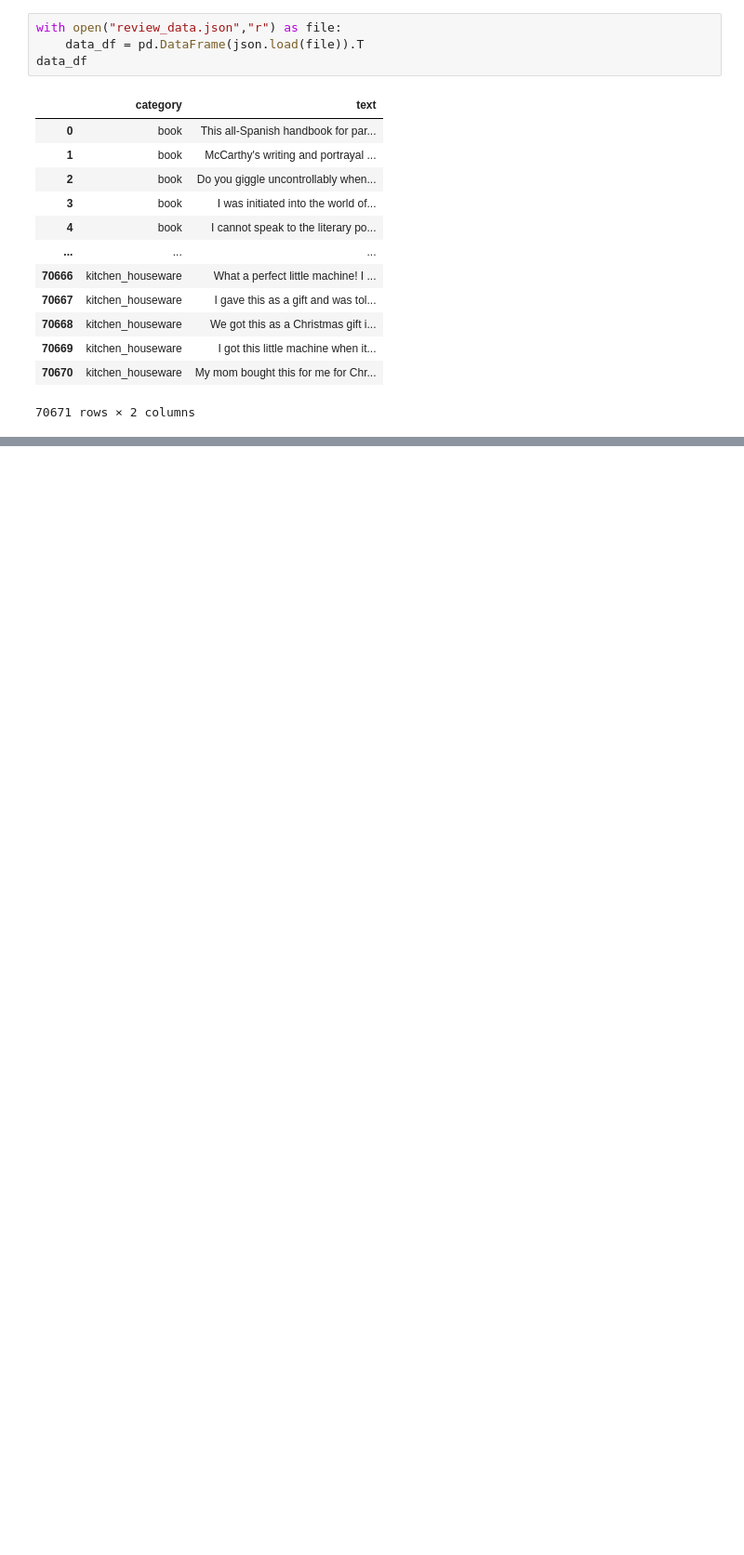
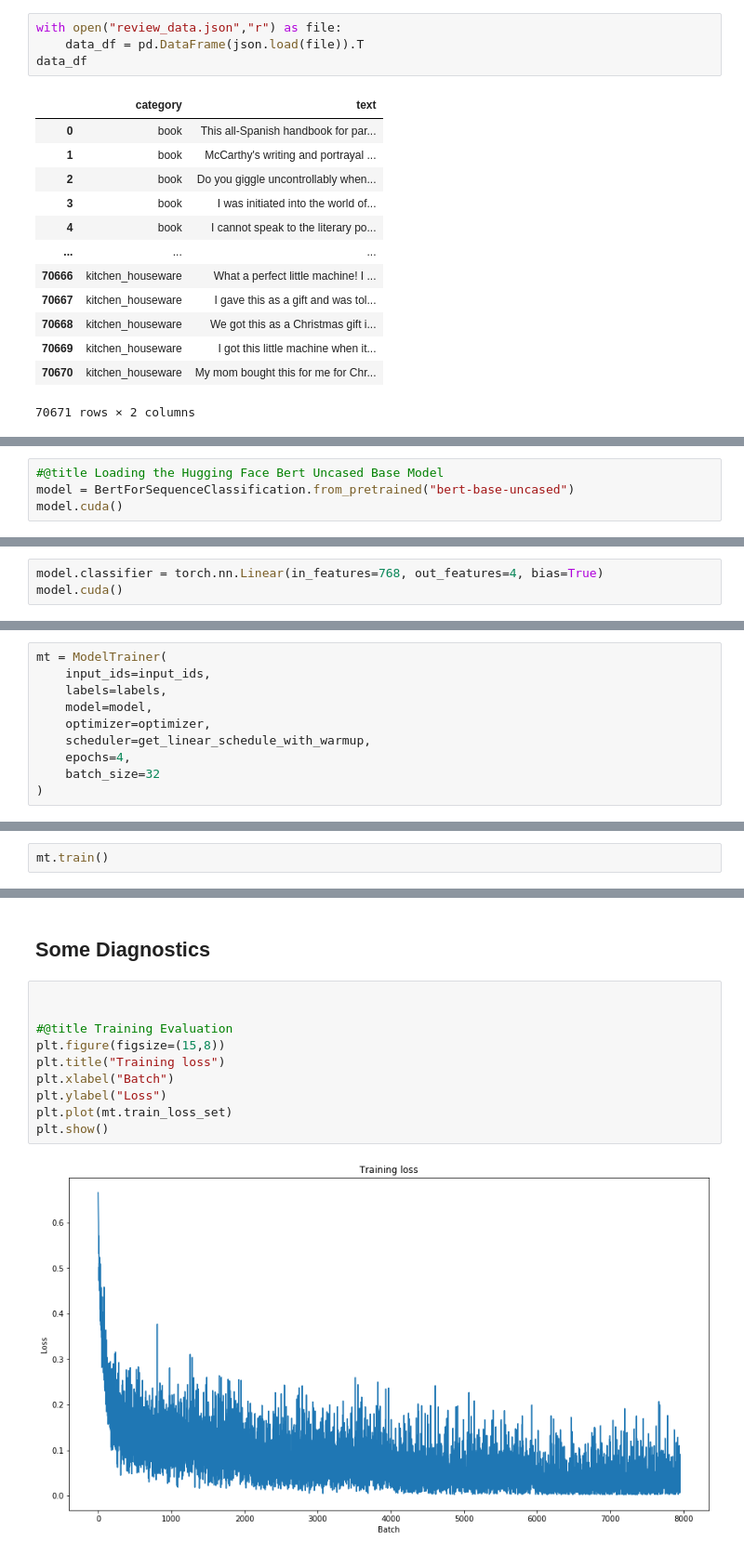
Before and after one commit to alexanderDuane/nlp_demo, a Jupyter notebook: NLP_DEMO.ipynb, the cells around one changed output, grey strips where cells are left out. Shown: that part at 93% size. Drawn from its saved outputs; the diff is of its cells as text; blank space fills up the shorter version.

```diff
--- a/NLP_DEMO.ipynb
+++ b/NLP_DEMO.ipynb
@@ -354,0 +273,4 @@ OI OI
+# %%
+#@title Loading the Hugging Face Bert Uncased Base Model
+model = BertForSequenceClassification.from_pretrained("bert-base-uncased")
+model.cuda()
@@ -354,0 +302,3 @@ OI OI
+# %%
+model.classifier = torch.nn.Linear(in_features=768, out_features=4, bias=True)
+model.cuda()
@@ -354,0 +357,10 @@ OI OI
+# %%
+mt = ModelTrainer(
+    input_ids=input_ids,
+    labels=labels,
+    model=model,
+    optimizer=optimizer,
+    scheduler=get_linear_schedule_with_warmup,
+    epochs=4,
+    batch_size=32
+)
@@ -354,0 +369,2 @@ OI OI
+# %%
+mt.train()
@@ -354,0 +380,14 @@ OI OI
+# %% [markdown]
+## Some Diagnostics
+# %%
+
+
+#@title Training Evaluation
+plt.figure(figsize=(15,8))
+plt.title("Training loss")
+plt.xlabel("Batch")
+plt.ylabel("Loss")
+plt.plot(mt.train_loss_set)
+plt.show()
+# %% [output]
+[figure, added]
```
Also changed, not shown: parts of 59 cells of this notebook, 4 other files.
